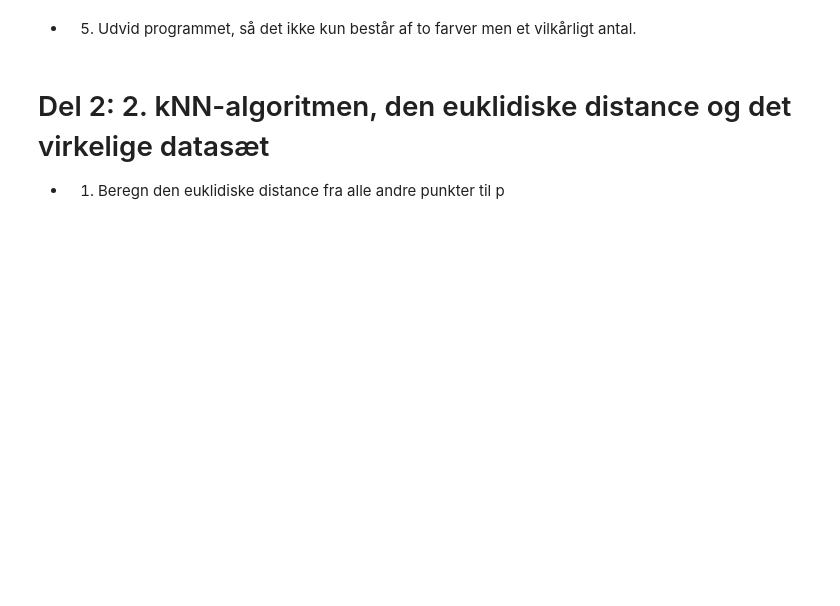
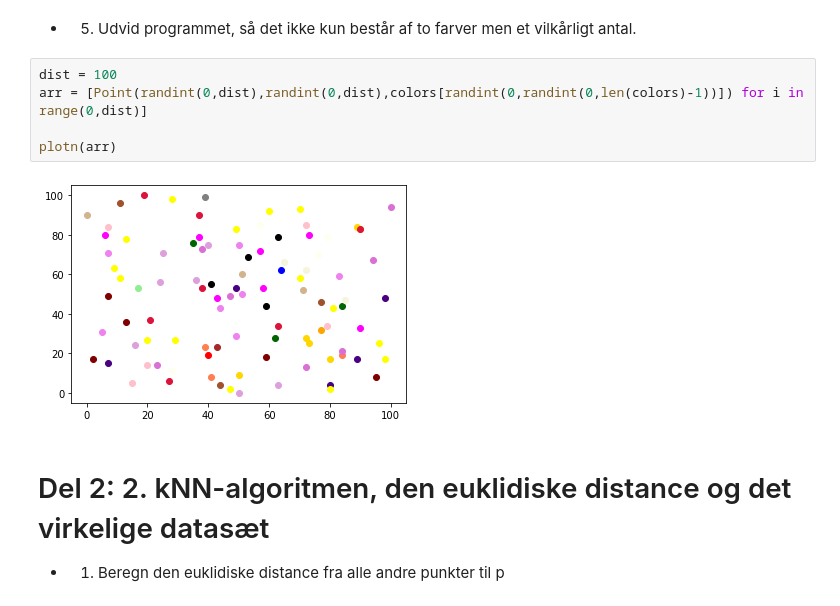
Before and after one commit to dendersen/inteligent-systems, a Jupyter notebook: del opgaver.ipynb, the cells around one changed output. Drawn from its saved outputs; the diff is of its cells as text; blank space fills up the shorter version.

```diff
--- a/del opgaver.ipynb
+++ b/del opgaver.ipynb
@@ -42,5 +41,12 @@ K.visualize()
 # %% [markdown]
 * 5. Udvid programmet, så det ikke kun består af to farver men et vilkårligt antal.
+# %%
+dist = 100
+arr = [Point(randint(0,dist),randint(0,dist),colors[randint(0,randint(0,len(colors)-1))]) for i in range(0,dist)]
+
+plotn(arr)
+# %% [output]
+[figure, added]
 # %% [markdown]
 # Del 2: 2.	kNN-algoritmen, den euklidiske distance og det virkelige datasæt
 * 1. Beregn den euklidiske distance fra alle andre punkter til p
```
Also changed, not shown: parts of 9 cells of this notebook, 1 other file.
